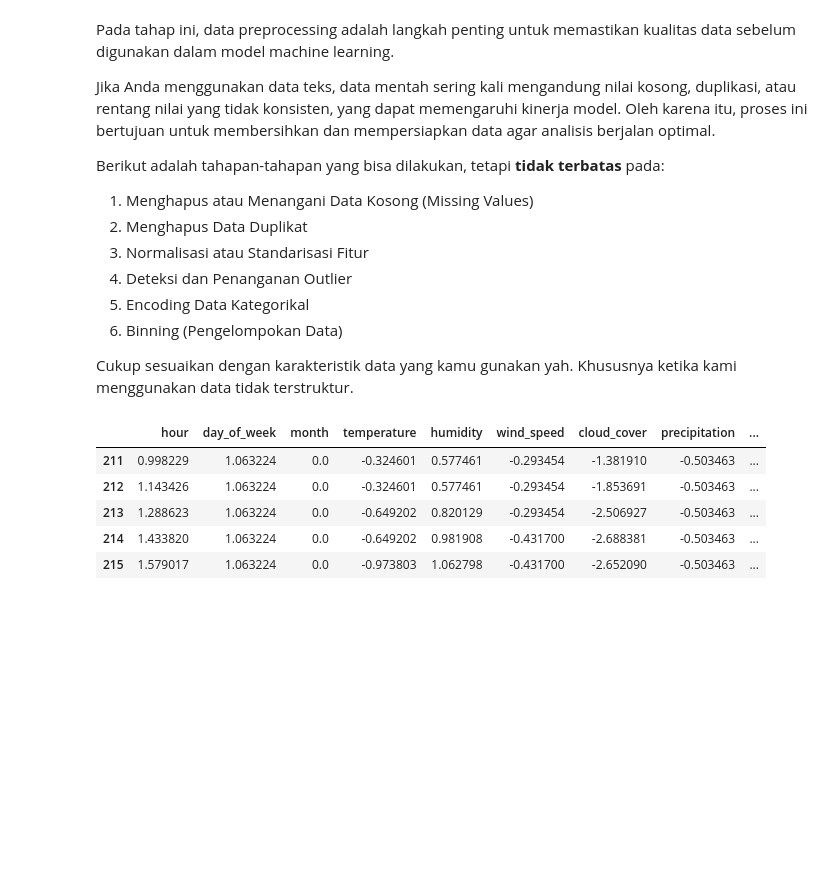
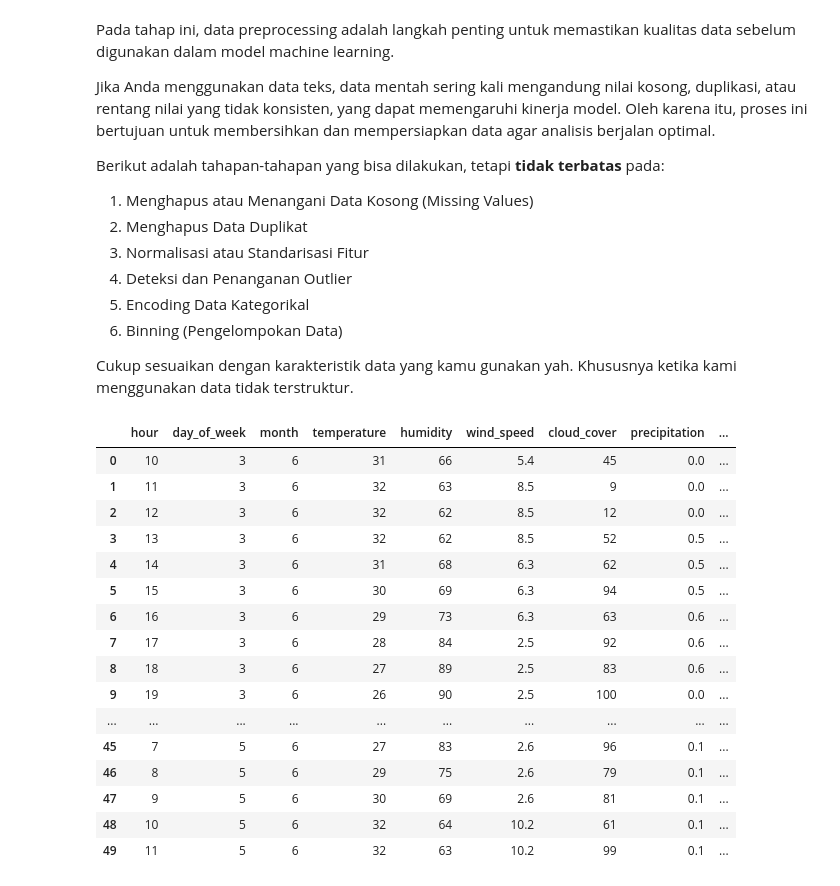
Before and after one commit to f2rra/Eksperimen_SML_Fathur, a Jupyter notebook: preprocessing/Eksperimen_Fathur-Rahman-Al-Farizy.ipynb, the cells around one changed output. Drawn from its saved outputs; the diff is of its cells as text; code cells hidden in the pictures; blank space fills up the shorter version.

Commit message:
update step experiment dataset

```diff
--- a/preprocessing/Eksperimen_Fathur-Rahman-Al-Farizy.ipynb
+++ b/preprocessing/Eksperimen_Fathur-Rahman-Al-Farizy.ipynb
@@ -115,47 +135,3 @@ Berikut adalah tahapan-tahapan yang bisa dilakukan, tetapi **tidak terbatas** pa
 6. Binning (Pengelompokan Data)
 
 Cukup sesuaikan dengan karakteristik data yang kamu gunakan yah. Khususnya ketika kami menggunakan data tidak terstruktur.
-# %%
-# 1. Penanganan data duplikat
-df = df.drop_duplicates(subset=['unique_key'], keep='last')
-
-# 2. Ekstrak fitur waktu
-df['hour'] = df['local_datetime'].dt.hour
-df['day_of_week'] = df['local_datetime'].dt.dayofweek
-df['month'] = df['local_datetime'].dt.month
-
-# 3. Pemilihan fitur
-features = ['hour','day_of_week', 'month', 'temperature', 'humidity',
-            'wind_speed', 'cloud_cover', 'precipitation', 'weather_description']
-
-df = df[features]
-
-# 4. Transformasi fitur kategorikal
-preprocessor = ColumnTransformer(
-    transformers=[
-        ('num', StandardScaler(), ['hour','day_of_week', 'month', 'temperature',
-                                   'humidity', 'wind_speed', 'cloud_cover', 'precipitation']),
-        ('cat', OneHotEncoder(), ['weather_description'])
-    ])
-
-# 5. Buat pipeline
-pipeline = Pipeline(steps=[('preprocessor', preprocessor)])
-
-# 6. Transformasi data
-preprocessed_data = pipeline.fit_transform(df)
-feature_names = pipeline.named_steps['preprocessor'].get_feature_names_out()
-clean_feature_names = [
-    re.sub(r'^(num|cat)__', '', name)  # Hapus prefix num__ atau cat__
-    for name in feature_names
-]
-
-# 7. Menampilkan dataframe yang sudah dipreprocess
-preprocessed_df = pd.DataFrame(preprocessed_data, columns=clean_feature_names)
-preprocessed_df.tail()
-# %% [output]
-|  | hour | day_of_week | month | temperature | humidity | wind_speed | cloud_cover | precipitation | ... |
-| 211 | 0.998229 | 1.063224 | 0.0 | -0.324601 | 0.577461 | -0.293454 | -1.381910 | -0.503463 | ... |
-| 212 | 1.143426 | 1.063224 | 0.0 | -0.324601 | 0.577461 | -0.293454 | -1.853691 | -0.503463 | ... |
-| 213 | 1.288623 | 1.063224 | 0.0 | -0.649202 | 0.820129 | -0.293454 | -2.506927 | -0.503463 | ... |
-| 214 | 1.433820 | 1.063224 | 0.0 | -0.649202 | 0.981908 | -0.431700 | -2.688381 | -0.503463 | ... |
-| 215 | 1.579017 | 1.063224 | 0.0 | -0.973803 | 1.062798 | -0.431700 | -2.652090 | -0.503463 | ... |
@@ -161,0 +146,25 @@ preprocessed_df.tail()
+# %%
+# 3. Pemilihan fitur
+features = ['hour','day_of_week', 'month', 'temperature', 'humidity',
+            'wind_speed', 'cloud_cover', 'precipitation', 'weather_description']
+
+df = df[features]
+df.head(50)
+# %% [output]
+|  | hour | day_of_week | month | temperature | humidity | wind_speed | cloud_cover | precipitation | ... |
+| 0 | 10 | 3 | 6 | 31 | 66 | 5.4 | 45 | 0.0 | ... |
+| 1 | 11 | 3 | 6 | 32 | 63 | 8.5 | 9 | 0.0 | ... |
+| 2 | 12 | 3 | 6 | 32 | 62 | 8.5 | 12 | 0.0 | ... |
+| 3 | 13 | 3 | 6 | 32 | 62 | 8.5 | 52 | 0.5 | ... |
+| 4 | 14 | 3 | 6 | 31 | 68 | 6.3 | 62 | 0.5 | ... |
+| 5 | 15 | 3 | 6 | 30 | 69 | 6.3 | 94 | 0.5 | ... |
+| 6 | 16 | 3 | 6 | 29 | 73 | 6.3 | 63 | 0.6 | ... |
+| 7 | 17 | 3 | 6 | 28 | 84 | 2.5 | 92 | 0.6 | ... |
+| 8 | 18 | 3 | 6 | 27 | 89 | 2.5 | 83 | 0.6 | ... |
+| 9 | 19 | 3 | 6 | 26 | 90 | 2.5 | 100 | 0.0 | ... |
+| ... | ... | ... | ... | ... | ... | ... | ... | ... | ... |
+| 45 | 7 | 5 | 6 | 27 | 83 | 2.6 | 96 | 0.1 | ... |
+| 46 | 8 | 5 | 6 | 29 | 75 | 2.6 | 79 | 0.1 | ... |
+| 47 | 9 | 5 | 6 | 30 | 69 | 2.6 | 81 | 0.1 | ... |
+| 48 | 10 | 5 | 6 | 32 | 64 | 10.2 | 61 | 0.1 | ... |
+| 49 | 11 | 5 | 6 | 32 | 63 | 10.2 | 99 | 0.1 | ... |
```
Also changed, not shown: parts of 13 cells of this notebook, 2 other files.
